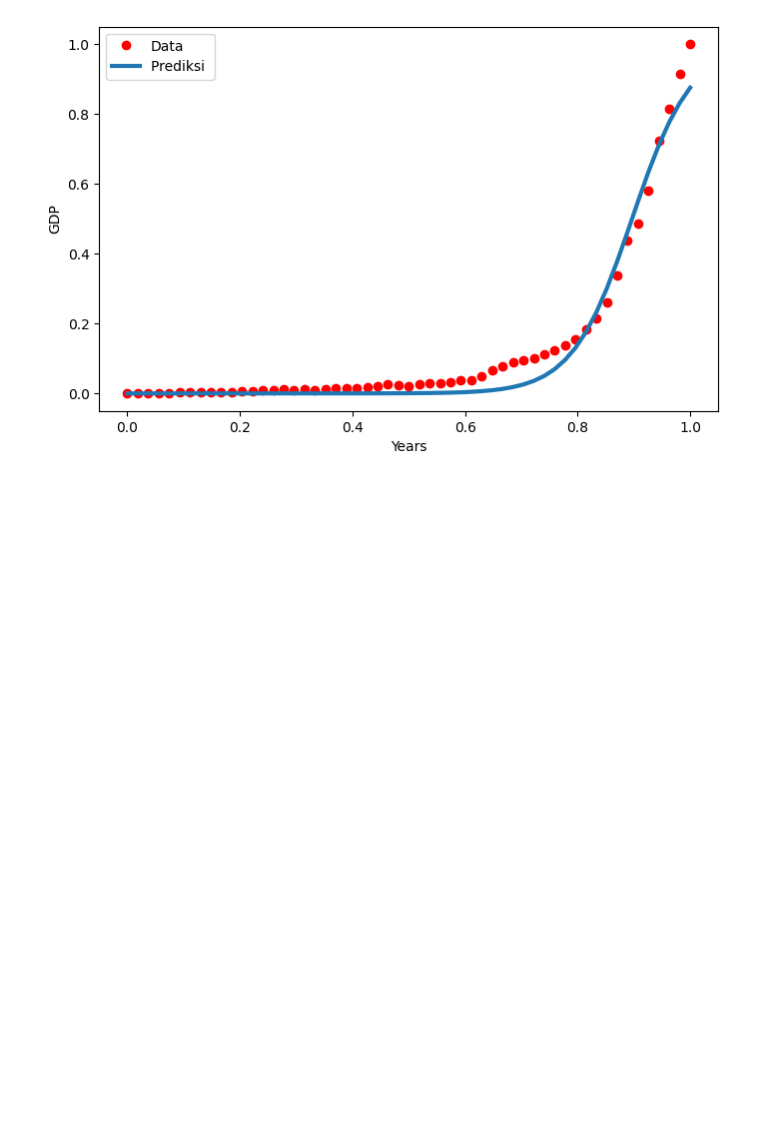
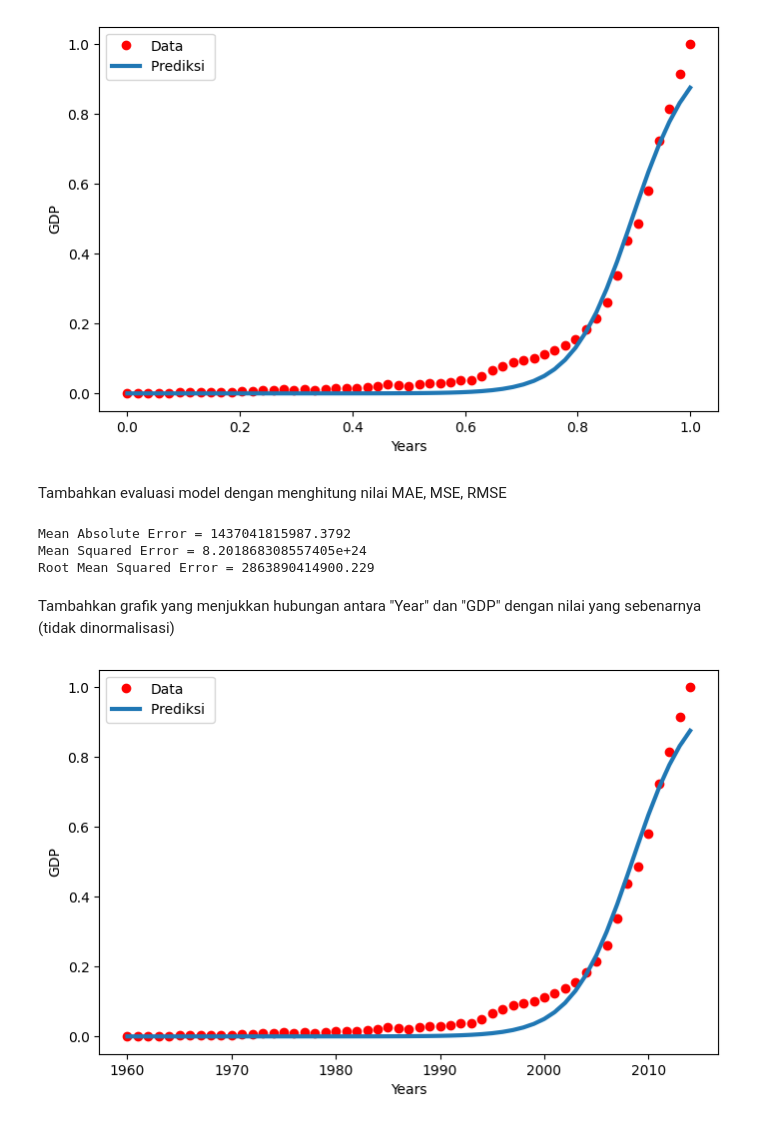
Before and after one commit to asdardevs/teknologi-big-data, a Jupyter notebook: studi_kasus_regresi_non_linear.ipynb, the cells around one changed output. Cells and saved outputs as stored; diff of their text form; code cells hidden in the pictures; blank space fills up the shorter version.

```diff
--- a/studi_kasus_regresi_non_linear.ipynb
+++ b/studi_kasus_regresi_non_linear.ipynb
@@ -82,3 +87,32 @@ plt.xlabel('Years')
 plt.show()
 # %% [output]
 [figure]
+# %% [markdown]
+Tambahkan evaluasi model dengan menghitung nilai MAE, MSE, RMSE
+# %%
+# menghitung MAE, MSE, RMSE
+mae = np.mean(np.absolute(y_data - y_prediksi))
+mse = np.mean((y_data - y_prediksi)**2)
+rmse = np.sqrt(mse)
+
+print("Mean Absolute Error = " + str(round(mae,4)))
+print("Mean Squared Error = " + str(round(mse,4)))
+print("Root Mean Squared Error = " + str(round(rmse,4)))
+# %% [output]
+Mean Absolute Error = 1437041815987.3792
+Mean Squared Error = 8.201868308557405e+24
+Root Mean Squared Error = 2863890414900.229
+# %% [markdown]
+Tambahkan grafik yang menjukkan hubungan antara "Year" dan "GDP" dengan nilai yang sebenarnya (tidak dinormalisasi)
+# %%
+
+
+plt.figure(figsize=(8,5))
+plt.plot(x_data,y_data_scaled,'ro', label='Data')
+plt.plot(x_data,y_prediksi,linewidth=3.0,label= 'Prediksi ')
+plt.legend(loc='best')
+plt.ylabel('GDP')
+plt.xlabel('Years')
+plt.show()
+# %% [output]
+[figure, added]
```
Also changed, not shown: parts of 4 cells of this notebook, 1 other file.
